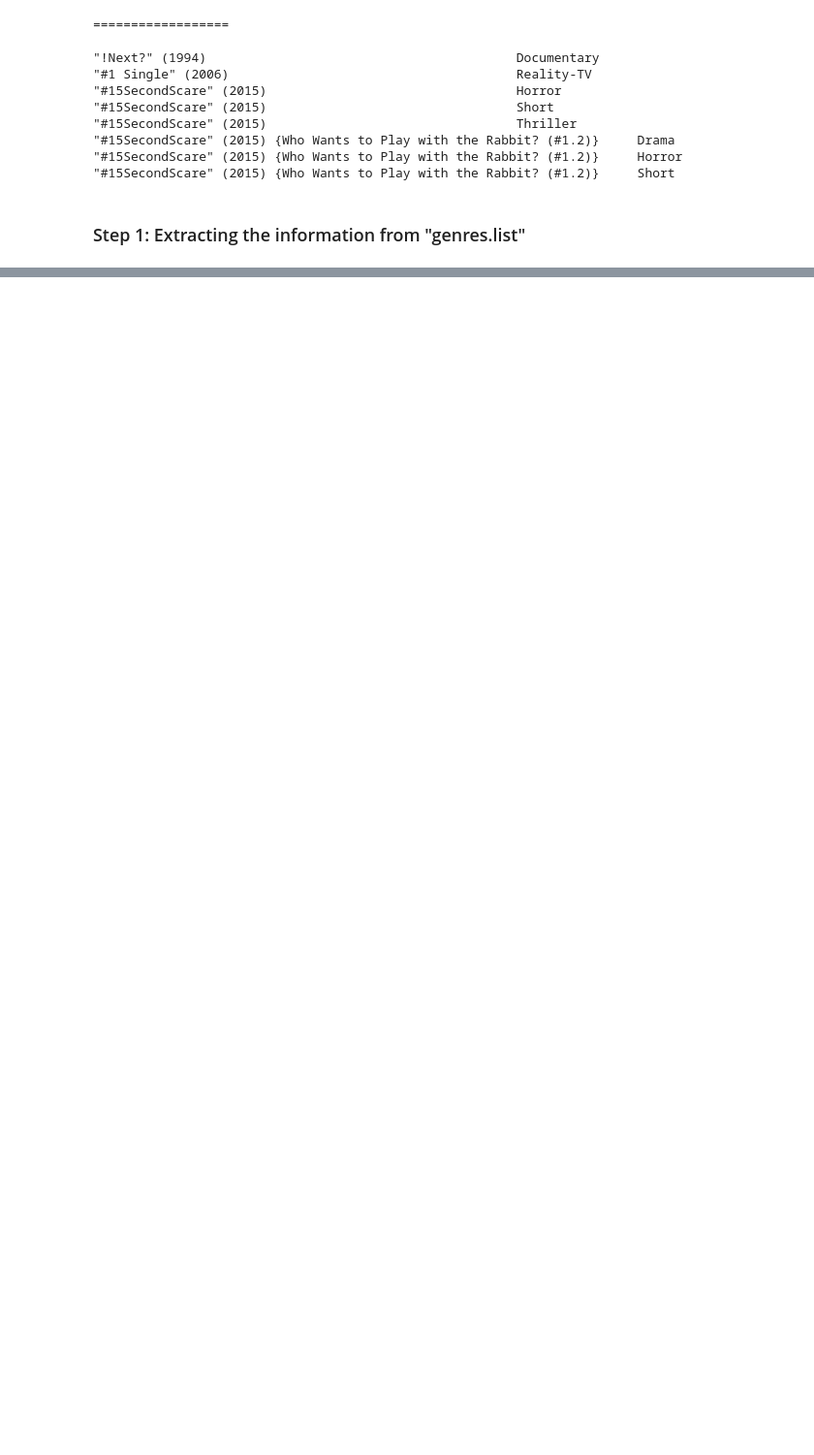
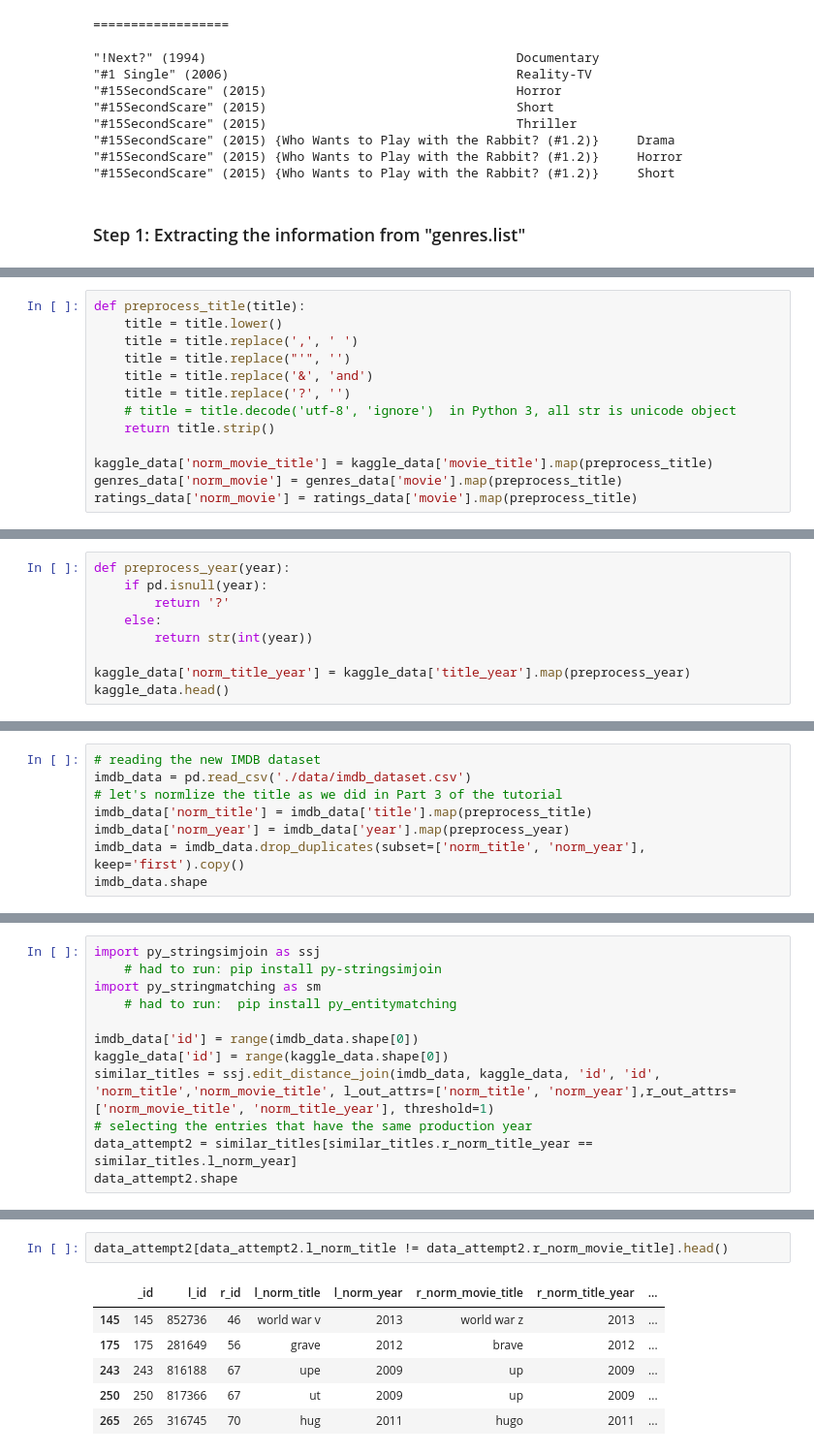
Before and after one commit to jleblond/data_analytics_tutorials, a Jupyter notebook: Tutorial 5/assignment2.ipynb, the cells around one changed output, grey strips where cells are left out. Shown: that part at 97% size. Drawn from its saved outputs; the diff is of its cells as text; blank space fills up the shorter version.

Commit message:
Tutorial 5 - WIP cont’d

```diff
--- a/Tutorial 5/assignment2.ipynb
+++ b/Tutorial 5/assignment2.ipynb
@@ -121,0 +219,13 @@ genres_data
+# %%
+def preprocess_title(title):
+    title = title.lower()
+    title = title.replace(',', ' ')
+    title = title.replace("'", '')
+    title = title.replace('&', 'and')
+    title = title.replace('?', '')
+    # title = title.decode('utf-8', 'ignore')  in Python 3, all str is unicode object
+    return title.strip()
+
+kaggle_data['norm_movie_title'] = kaggle_data['movie_title'].map(preprocess_title)
+genres_data['norm_movie'] = genres_data['movie'].map(preprocess_title)
+ratings_data['norm_movie'] = ratings_data['movie'].map(preprocess_title)
@@ -121,0 +245,9 @@ genres_data
+# %%
+def preprocess_year(year):
+    if pd.isnull(year):
+        return '?'
+    else:
+        return str(int(year))
+
+kaggle_data['norm_title_year'] = kaggle_data['title_year'].map(preprocess_year)
+kaggle_data.head()
@@ -121,0 +280,8 @@ genres_data
+# %%
+# reading the new IMDB dataset
+imdb_data = pd.read_csv('./data/imdb_dataset.csv')
+# let's normlize the title as we did in Part 3 of the tutorial
+imdb_data['norm_title'] = imdb_data['title'].map(preprocess_title)
+imdb_data['norm_year'] = imdb_data['year'].map(preprocess_year)
+imdb_data = imdb_data.drop_duplicates(subset=['norm_title', 'norm_year'], keep='first').copy()
+imdb_data.shape
@@ -121,0 +301,12 @@ genres_data
+# %%
+import py_stringsimjoin as ssj
+    # had to run: pip install py-stringsimjoin
+import py_stringmatching as sm
+    # had to run:  pip install py_entitymatching
+
+imdb_data['id'] = range(imdb_data.shape[0])
+kaggle_data['id'] = range(kaggle_data.shape[0])
+similar_titles = ssj.edit_distance_join(imdb_data, kaggle_data, 'id', 'id', 'norm_title','norm_movie_title', l_out_attrs=['norm_title', 'norm_year'],r_out_attrs=['norm_movie_title', 'norm_title_year'], threshold=1)
+# selecting the entries that have the same production year
+data_attempt2 = similar_titles[similar_titles.r_norm_title_year == similar_titles.l_norm_year]
+data_attempt2.shape
@@ -121,0 +319,9 @@ genres_data
+# %%
+data_attempt2[data_attempt2.l_norm_title != data_attempt2.r_norm_movie_title].head()
+# %% [output]
+|  | _id | l_id | r_id | l_norm_title | l_norm_year | r_norm_movie_title | r_norm_title_year | ... |
+| 145 | 145 | 852736 | 46 | world war v | 2013 | world war z | 2013 | ... |
+| 175 | 175 | 281649 | 56 | grave | 2012 | brave | 2012 | ... |
+| 243 | 243 | 816188 | 67 | upe | 2009 | up | 2009 | ... |
+| 250 | 250 | 817366 | 67 | ut | 2009 | up | 2009 | ... |
+| 265 | 265 | 316745 | 70 | hug | 2011 | hugo | 2011 | ... |
```
Also changed, not shown: parts of 42 cells of this notebook.
